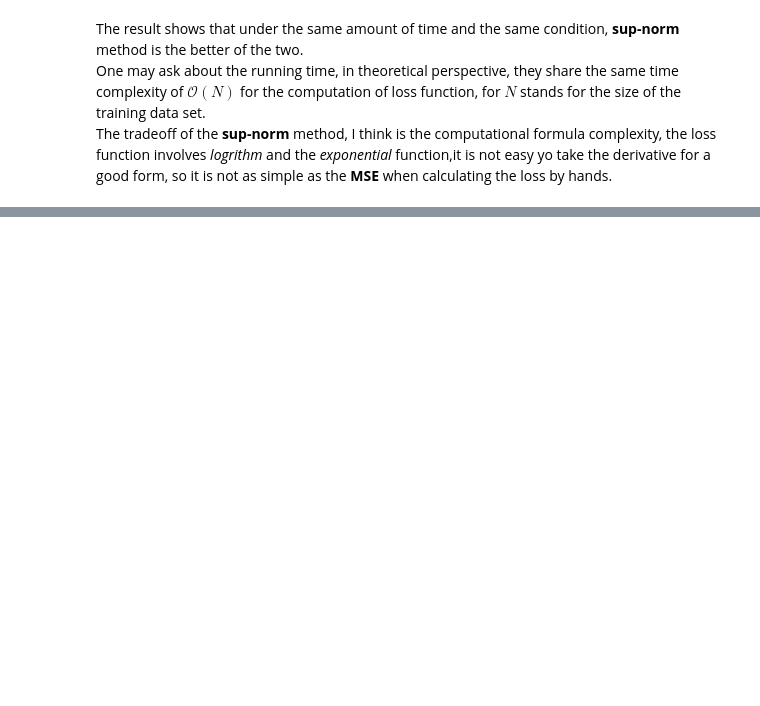
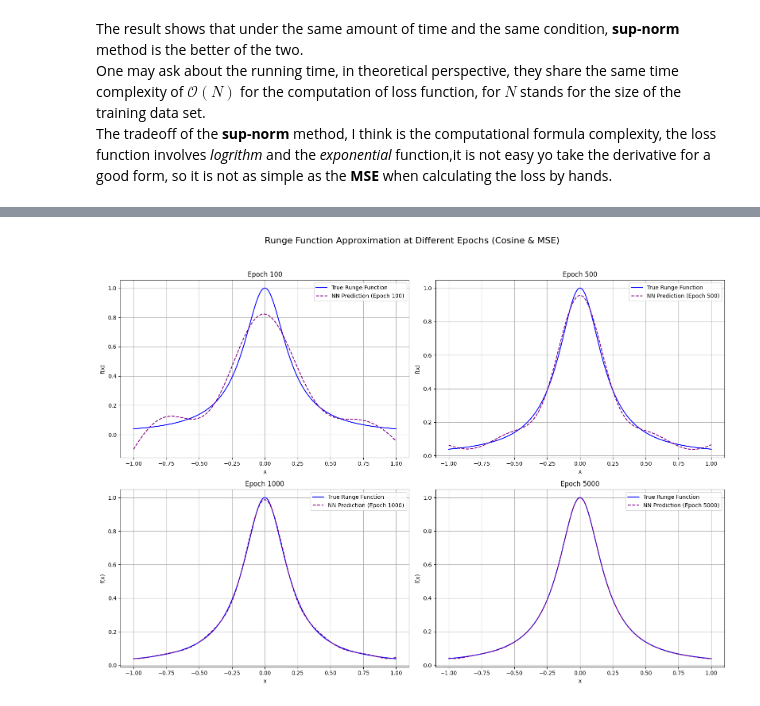
Before and after one commit to AlvinBLin/2025_machine_learning, a Jupyter notebook: Week_2/runge_approximation.ipynb, the cells around one changed output, grey strips where cells are left out. Saved outputs shown, nothing was run; the diff lists cells and outputs as text; code cells hidden in the pictures; blank space fills up the shorter version.

```diff
--- a/Week_2/runge_approximation.ipynb
+++ b/Week_2/runge_approximation.ipynb
@@ -278,0 +597,89 @@ The tradeoff of the **sup-norm** method, I think is the computational formula co
+# %%
+# --- Cosine Model & MSE Loss Training ---
+print("--- Training with Cosine Activation Function (MSE Loss) ---")
+
+# Define the Neural Network with Cosine Activation
+class RungeApproximatorCosine(nn.Module):
+    def __init__(self, hidden_size=50):
+        super(RungeApproximatorCosine, self).__init__()
+        self.net = nn.Sequential(
+            nn.Linear(1, hidden_size),
+            # nn.Identity(), # This is a placeholder for the activation function
+            nn.Linear(hidden_size, hidden_size),
+            # nn.Identity(), # This is a placeholder for the activation function
+            nn.Linear(hidden_size, 1)
+        )
+
+    def forward(self, x):
+        # Use torch.cos as the activation function
+        x = torch.cos(self.net[0](x))
+        x = torch.cos(self.net[1](x))
+        return self.net[2](x)
+
+# Create model, optimizer, and loss criterion
+model_cos = RungeApproximatorCosine()
+optimizer_cos = optim.Adam(model_cos.parameters(), lr=0.01)
+criterion_cos = nn.MSELoss()
+
+epochs = 5000
+epochs_to_plot = [100, 500, 1000, 5000]
+models_to_plot = {} # Dictionary to store models at specific epochs
+
+for epoch in range(1, epochs + 1):
+    model_cos.train()
+    optimizer_cos.zero_grad()
+
+    y_pred = model_cos(x_train)
+    loss = criterion_cos(y_pred, y_train)
+
+    loss.backward()
+    optimizer_cos.step()
+
+    if epoch in epochs_to_plot:
+        # Save a deep copy of the model at this epoch
+        models_to_plot[epoch] = copy.deepcopy(model_cos)
+
+    if epoch % 500 == 0:
+        print(f'Epoch [{epoch}/{epochs}], Train Loss: {loss.item():.6f}')
+
+# --- Plotting the Results ---
+# Create a 2x2 grid of plots
+plt.figure(figsize=(16, 12))
+plt.suptitle('Runge Function Approximation at Different Epochs (Cosine & MSE)', fontsize=16)
+
+# Generate a dense set of points for plotting
+x_plot = np.linspace(-1, 1, 1000).reshape(-1, 1)
+y_plot = 1.0 / (1.0 + 25.0 * x_plot**2)
+x_plot_tensor = torch.tensor(x_plot, dtype=torch.float32)
+
+for i, epoch in enumerate(epochs_to_plot):
+    ax = plt.subplot(2, 2, i + 1)
+
+    # Get the model at the specified epoch
+    model_at_epoch = models_to_plot[epoch]
+    model_at_epoch.eval()
+    with torch.no_grad():
+        y_pred_at_epoch = model_at_epoch(x_plot_tensor).numpy()
+
+    # Plot the results
+    ax.plot(x_plot, y_plot, label='True Runge Function', color='blue')
+    ax.plot(x_plot, y_pred_at_epoch, label=f'NN Prediction (Epoch {epoch})', color='purple', linestyle='--')
+    ax.set_title(f'Epoch {epoch}')
+    ax.set_xlabel('x')
+    ax.set_ylabel('f(x)')
+    ax.legend()
+    ax.grid(True)
+
+plt.tight_layout(rect=[0, 0.03, 1, 0.95])
+plt.show()
+
+# Final evaluation after full training
+model_cos.eval()
+with torch.no_grad():
+    y_pred_cos = model_cos(x_plot_tensor).numpy()
+
+mse_val_error_cos = np.mean((y_pred_cos - y_plot)**2)
+max_abs_error_val_cos = np.max(np.abs(y_pred_cos - y_plot))
+print(f"Final MSE: {mse_val_error_cos:.6f}")
+print(f"Final Max Absolute Error: {max_abs_error_val_cos:.6f}")
+# %% [output]
@@ -278,0 +697 @@ The tradeoff of the **sup-norm** method, I think is the computational formula co
+[figure, added]
```
Also changed, not shown: parts of 22 cells of this notebook.
